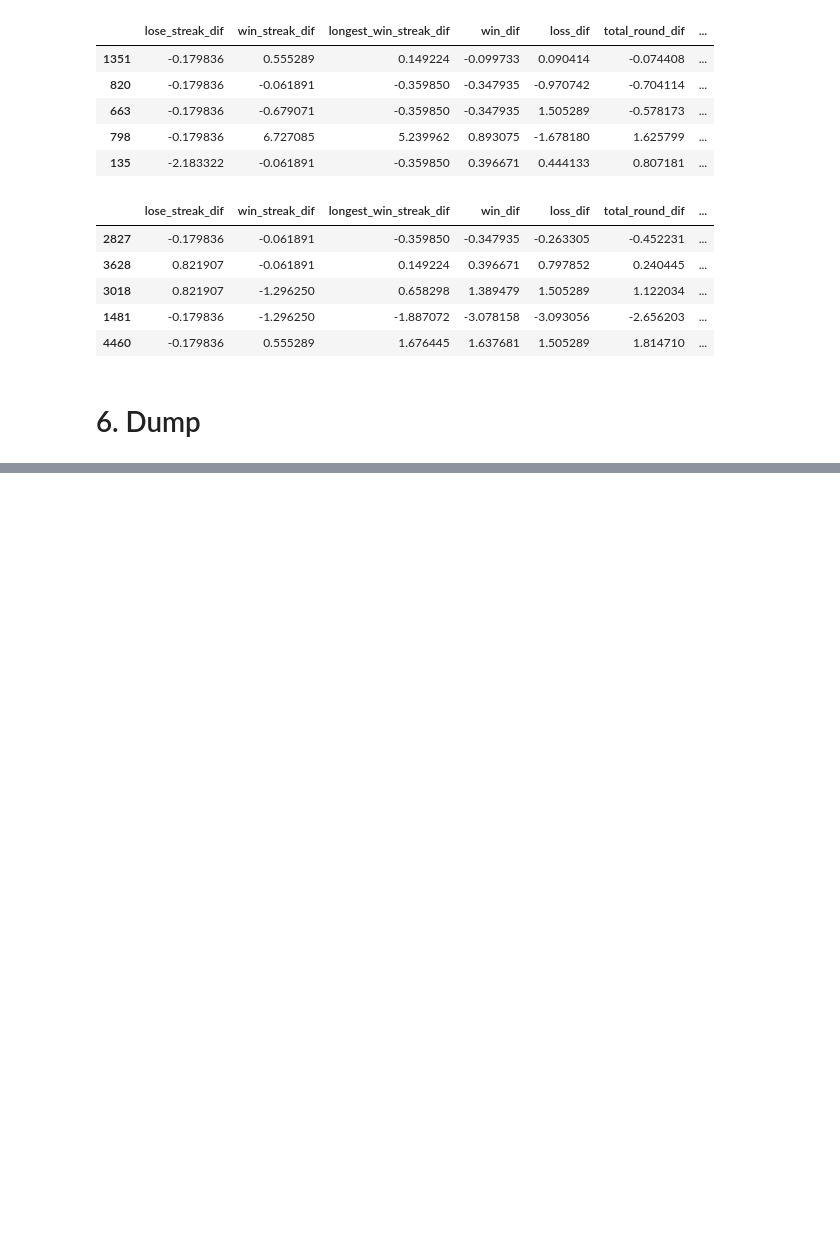
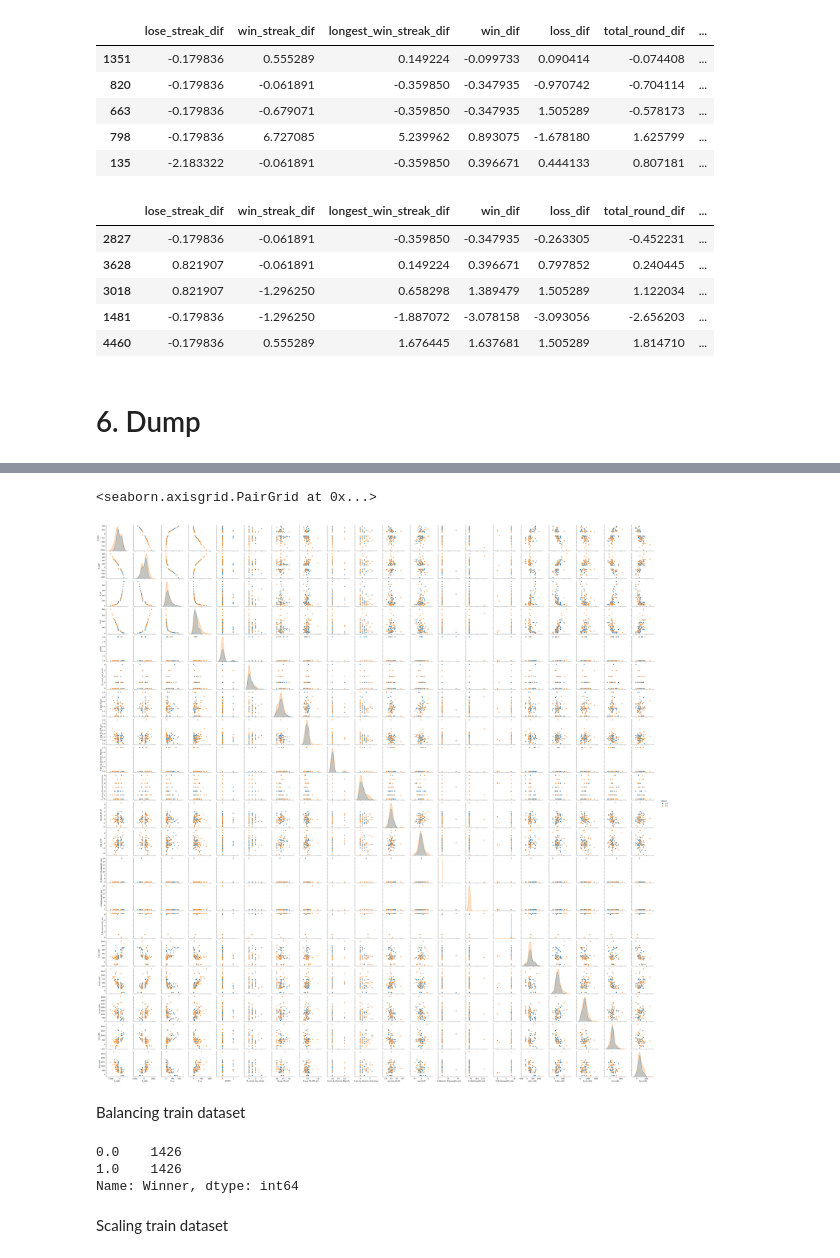
Before and after one commit to luthfanfawwaz/UFC-Winner-Binary-Classification, a Jupyter notebook: data_prepocessing.ipynb, the cells around one changed output, grey strips where cells are left out. Cells and saved outputs as stored; diff of their text form; code cells hidden in the pictures; blank space fills up the shorter version.

```diff
--- a/data_prepocessing.ipynb
+++ b/data_prepocessing.ipynb
@@ -167,0 +500,4 @@ utils.pickle_dump(scaler, config["scaler_path"])
+# %%
+dummy_df = train_set.copy()
+dummy_df = pd.DataFrame(imp.transform(dummy_df), index=dummy_df.index, columns=dummy_df.columns)
+dummy_df.isnull().sum().loc[lambda x: x>0]
@@ -167,0 +506,2 @@ utils.pickle_dump(scaler, config["scaler_path"])
+# %%
+train_set = dummy_df
@@ -167,0 +548,8 @@ utils.pickle_dump(scaler, config["scaler_path"])
+# %%
+x_train, y_train = train_set.drop(target, axis=1), train_set[target]
+
+selector = SelectKBest(score_func=mutual_info_classif, k=20)
+selector.fit(x_train, y_train)
+selected_features = list(x_train.columns[selector.get_support(indices=True)])
+
+selected_features
@@ -167,0 +577,3 @@ utils.pickle_dump(scaler, config["scaler_path"])
+# %%
+train_set_new = train_set[selected_features+[target]]
+train_set_new
@@ -167,0 +594,20 @@ utils.pickle_dump(scaler, config["scaler_path"])
+# %%
+sns.pairplot(train_set_new.sample(100),hue = target)
+# %% [output]
+<seaborn.axisgrid.PairGrid at 0x...>
+[figure, added]
+# %% [markdown]
+Balancing train dataset
+# %%
+x_rus, y_rus = RandomUnderSampler(random_state = 99).fit_resample(
+    train_set[selected_features],
+    train_set[target]
+)
+train_set_bal = pd.concat([x_rus, y_rus], axis = 1)
+train_set_bal[target].value_counts()
+# %% [output]
+0.0    1426
+1.0    1426
+Name: Winner, dtype: int64
+# %% [markdown]
+Scaling train dataset
```
Also changed, not shown: parts of 53 cells of this notebook, 29 other files.
